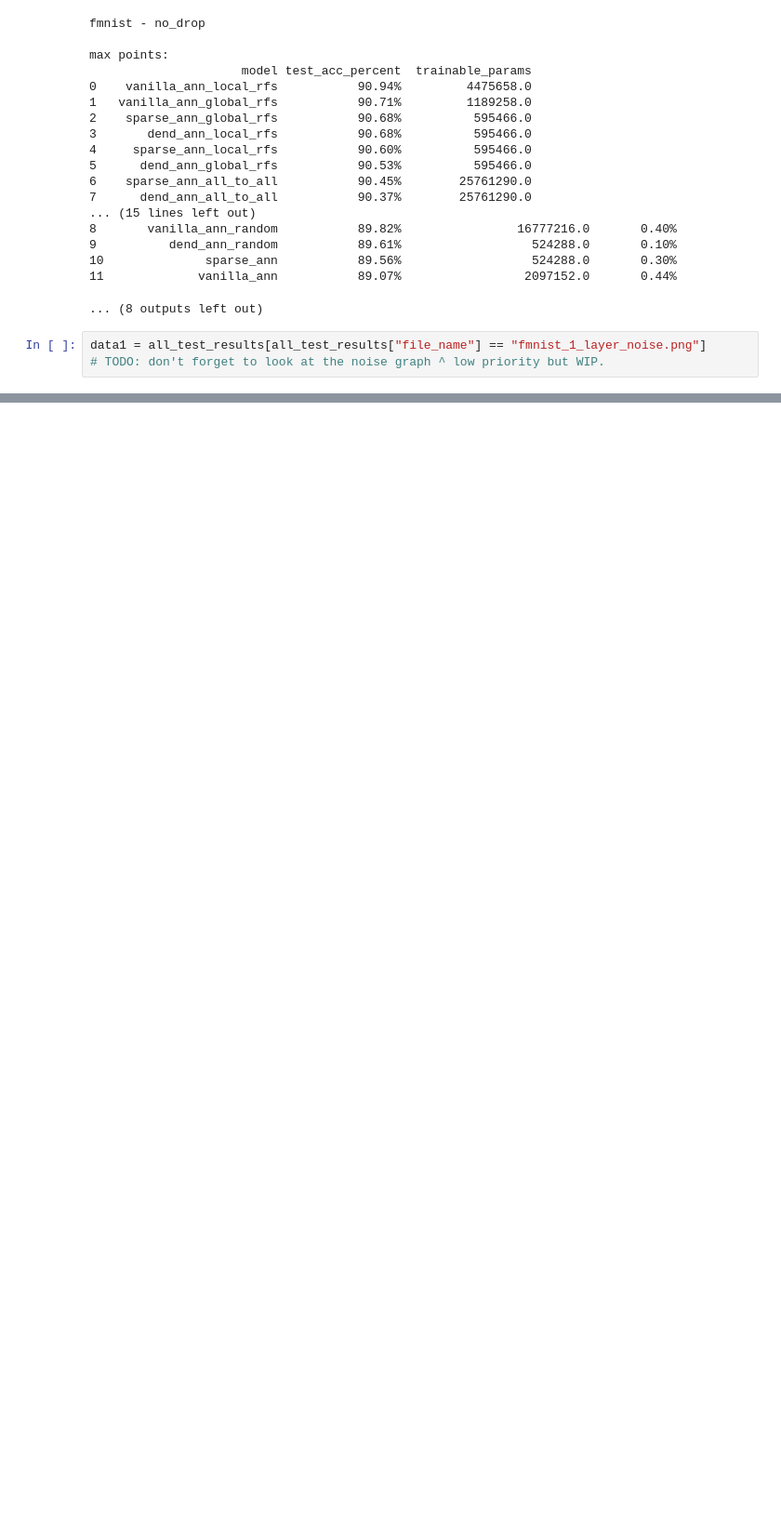
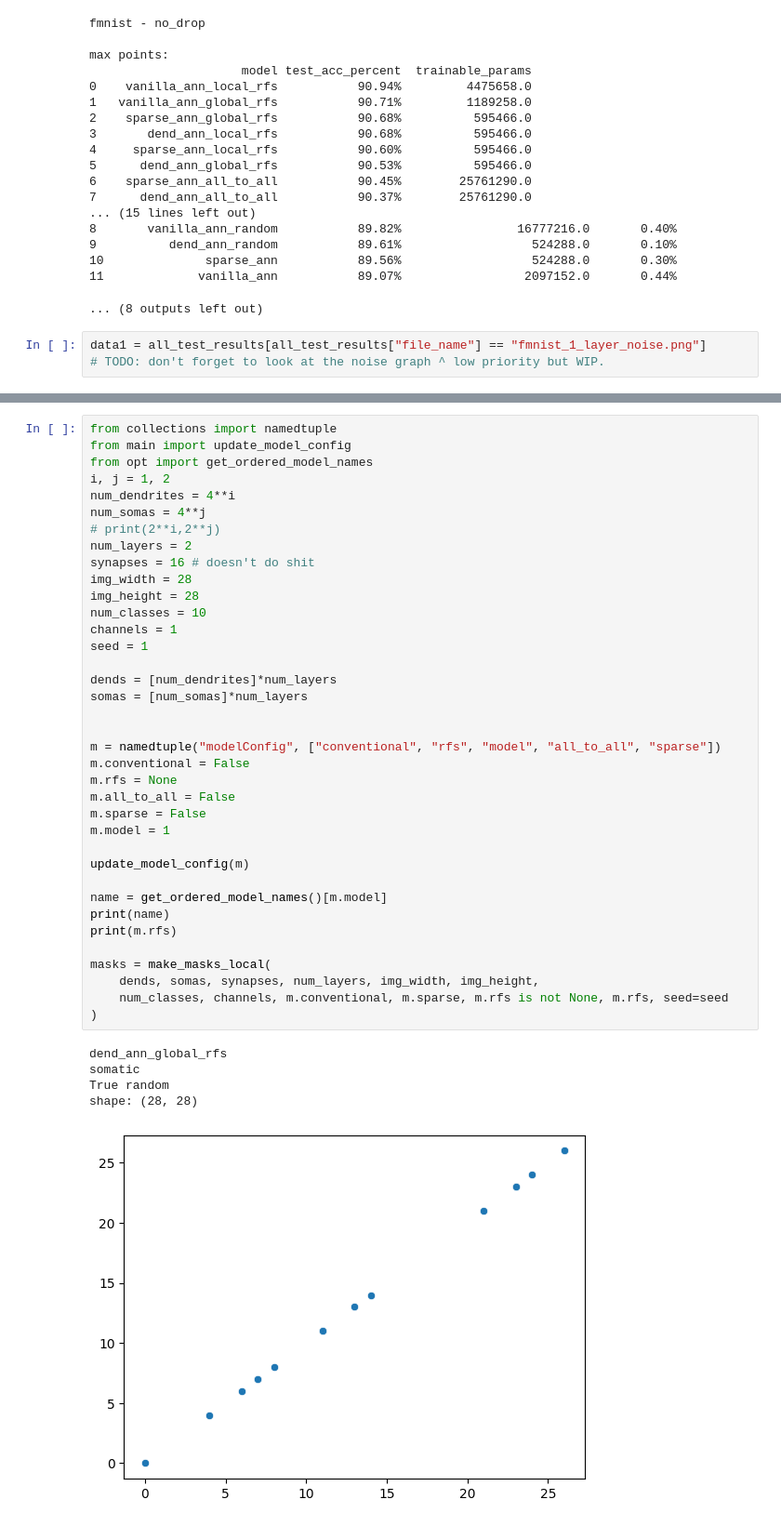
Before and after one commit to fl0pedro/dann, a Jupyter notebook: codes_/view_data.ipynb, the cells around one changed output, grey strips where cells are left out. Shown at 93% size. Saved outputs shown, nothing was run; the diff lists cells and outputs as text; blank space fills up the shorter version.

```diff
--- a/codes_/view_data.ipynb
+++ b/codes_/view_data.ipynb
@@ -209,0 +706,43 @@ data1 = all_test_results[all_test_results["file_name"] == "fmnist_1_layer_noise.
+# %%
+from collections import namedtuple
+from main import update_model_config
+from opt import get_ordered_model_names
+i, j = 1, 2
+num_dendrites = 4**i
+num_somas = 4**j
+# print(2**i,2**j)
+num_layers = 2
+synapses = 16 # doesn't do shit
+img_width = 28
+img_height = 28
+num_classes = 10
+channels = 1
+seed = 1
+
+dends = [num_dendrites]*num_layers
+somas = [num_somas]*num_layers
+
+
+m = namedtuple("modelConfig", ["conventional", "rfs", "model", "all_to_all", "sparse"])
+m.conventional = False
+m.rfs = None
+m.all_to_all = False
+m.sparse = False
+m.model = 1
+
+update_model_config(m)
+
+name = get_ordered_model_names()[m.model]
+print(name)
+print(m.rfs)
+
+masks = make_masks_local(
+    dends, somas, synapses, num_layers, img_width, img_height,
+    num_classes, channels, m.conventional, m.sparse, m.rfs is not None, m.rfs, seed=seed
+)
+# %% [output]
+dend_ann_global_rfs
+somatic
+True random
+shape: (28, 28)
+[figure, added]
```
Also changed, not shown: parts of 13 cells of this notebook, 5 other files.
